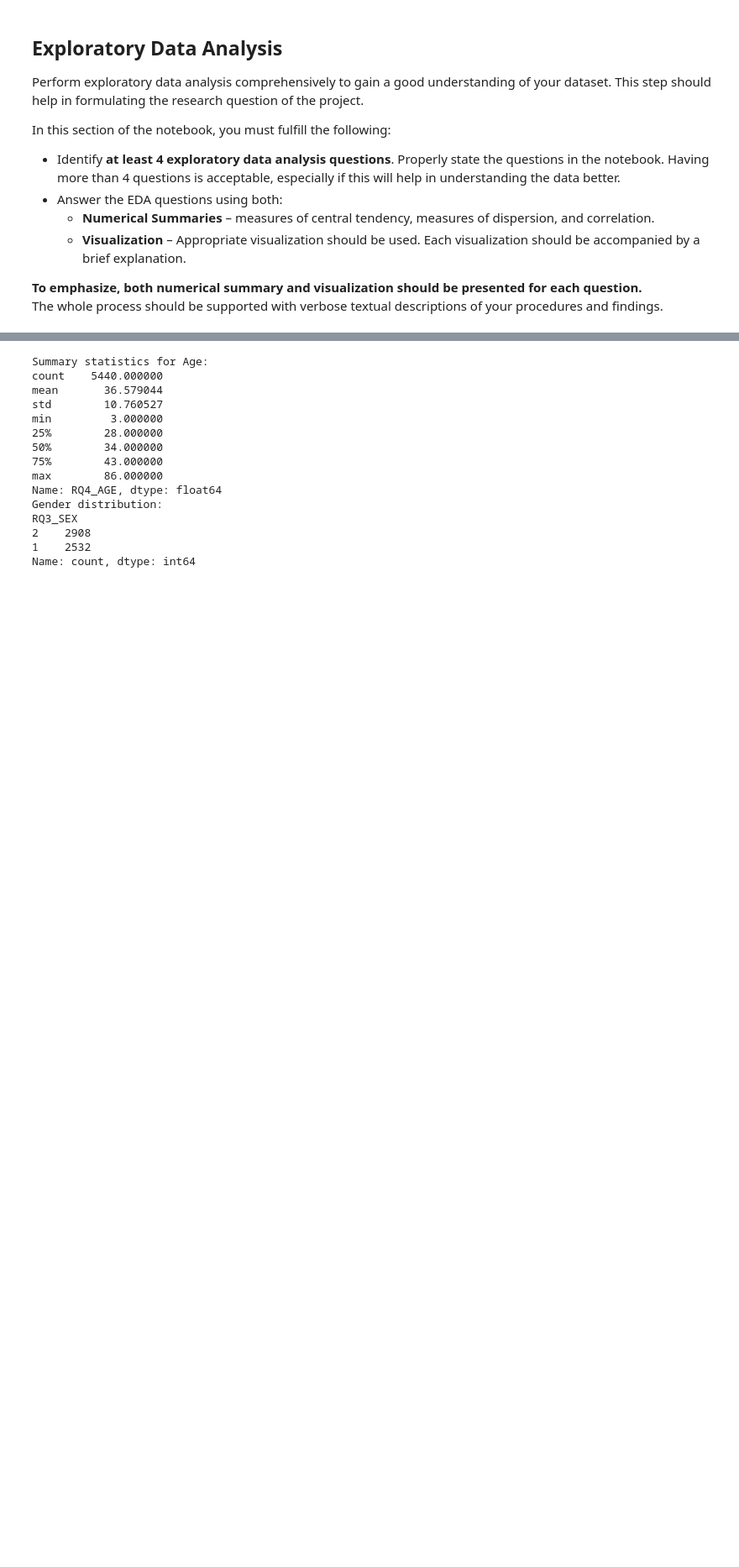
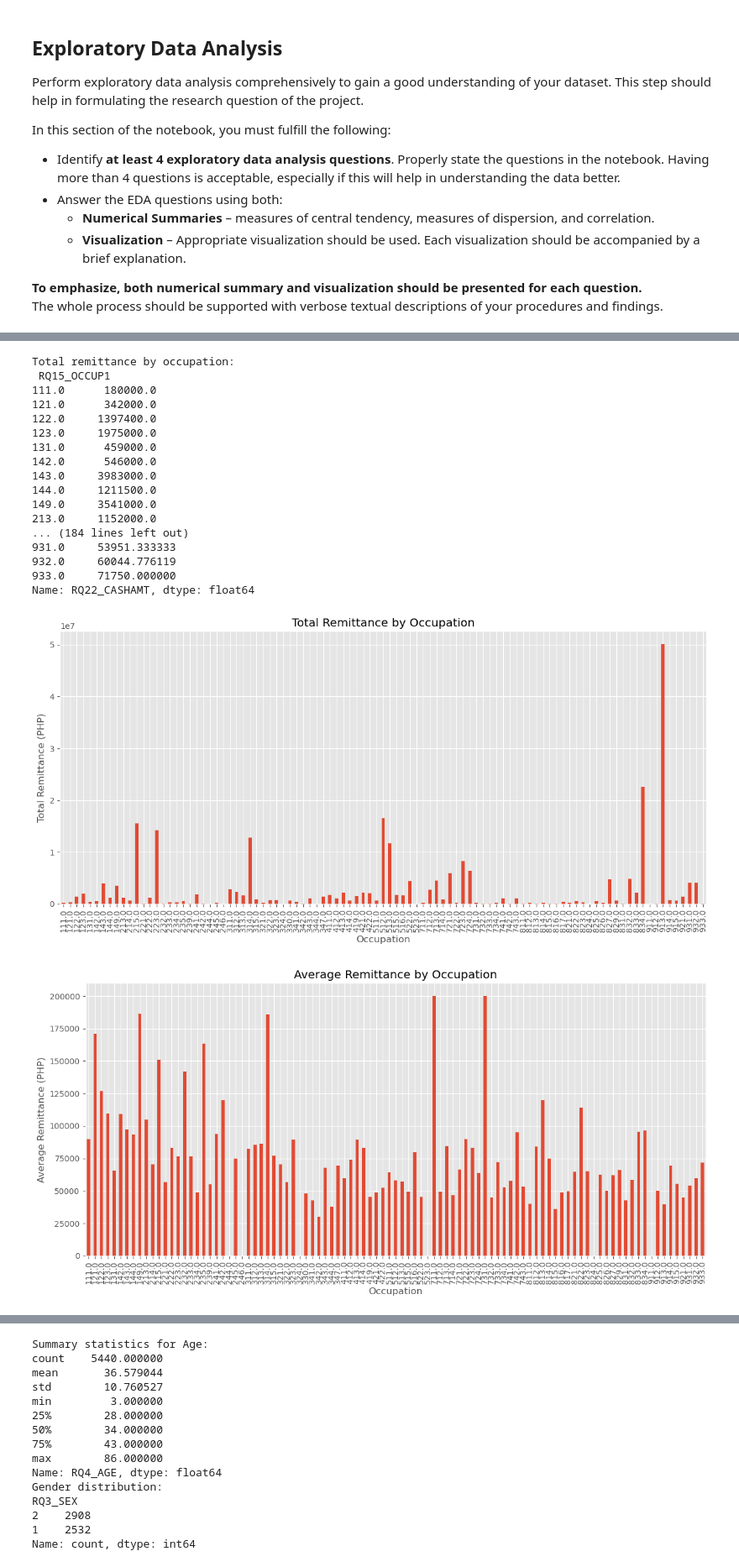
Before and after one commit to almiravelas/CSMODEL, a Jupyter notebook: Phase1.ipynb, the cells around one changed output, grey strips where cells are left out. Shown at 84% size. Drawn from its saved outputs; the diff is of its cells as text; code cells hidden in the pictures; blank space fills up the shorter version.

```diff
--- a/Phase1.ipynb
+++ b/Phase1.ipynb
@@ -145,0 +319,48 @@ data.describe()
+# %%
+# Group by occupation and sum the total remittance amount
+grouped_by_occupation = data.groupby('RQ15_OCCUP1')['RQ22_CASHAMT'].sum()
+print("Total remittance by occupation:\n", grouped_by_occupation)
+
+# Calculate average remittance by occupation
+avg_remittance_by_occupation = data.groupby('RQ15_OCCUP1')['RQ22_CASHAMT'].mean()
+print("Average remittance by occupation:\n", avg_remittance_by_occupation)
+
+# Plotting total remittance by occupation
+plt.figure(figsize=(12, 6))
+grouped_by_occupation.plot(kind='bar')
+plt.title('Total Remittance by Occupation')
+plt.xlabel('Occupation')
+plt.ylabel('Total Remittance (PHP)')
+plt.xticks(rotation=90)
+plt.tight_layout()
+plt.show()
+
+# Plotting average remittance by occupation
+plt.figure(figsize=(12, 6))
+avg_remittance_by_occupation.plot(kind='bar')
+plt.title('Average Remittance by Occupation')
+plt.xlabel('Occupation')
+plt.ylabel('Average Remittance (PHP)')
+plt.xticks(rotation=90)
+plt.tight_layout()
+plt.show()
+# %% [output]
+Total remittance by occupation:
+ RQ15_OCCUP1
+111.0      180000.0
+121.0      342000.0
+122.0     1397400.0
+123.0     1975000.0
+131.0      459000.0
+142.0      546000.0
+143.0     3983000.0
+144.0     1211500.0
+149.0     3541000.0
+213.0     1152000.0
+... (184 lines left out)
+931.0     53951.333333
+932.0     60044.776119
+933.0     71750.000000
+Name: RQ22_CASHAMT, dtype: float64
+[figure, added]
+[figure, added]
```
Also changed, not shown: parts of 24 cells of this notebook.
